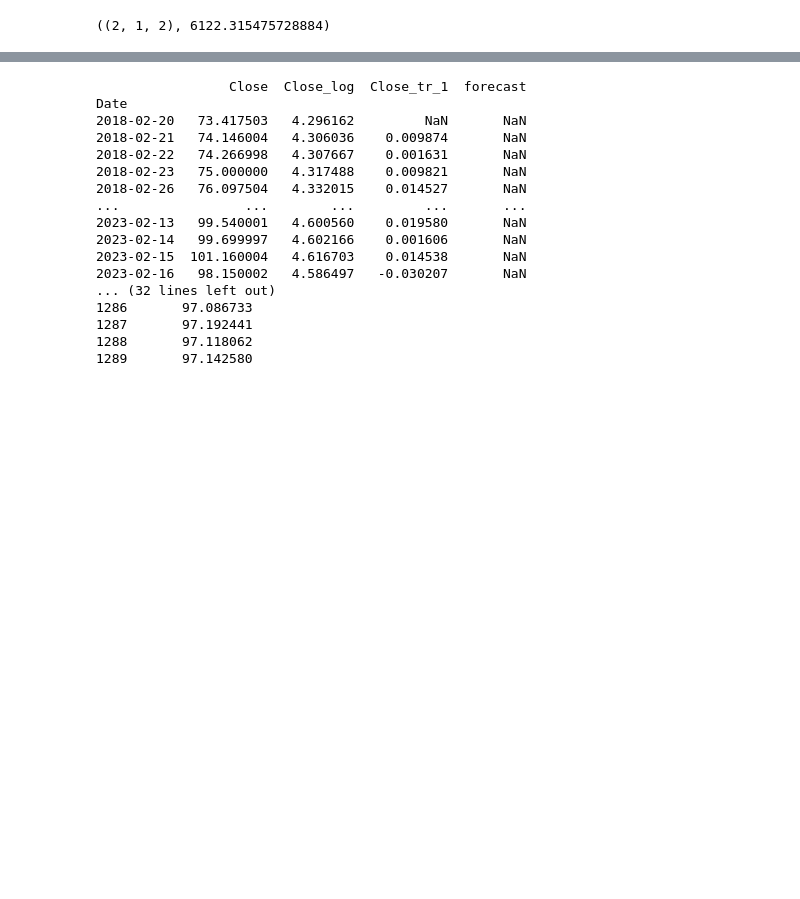
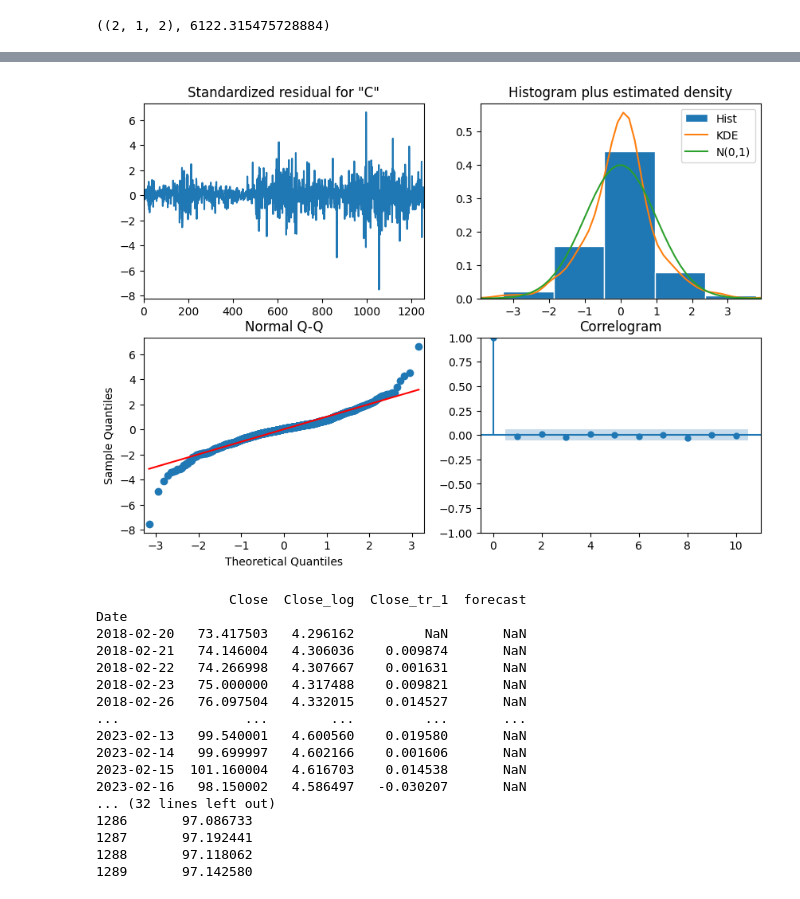
Before and after one commit to Faraz291/time_series, a Jupyter notebook: time_series.amzn.ipynb, the cells around one changed output, grey strips where cells are left out. Cells and saved outputs as stored; diff of their text form; code cells hidden in the pictures; blank space fills up the shorter version.

```diff
--- a/time_series.amzn.ipynb
+++ b/time_series.amzn.ipynb
@@ -271,6 +279,11 @@ Covariance Type:                  opg
 
 Warnings:
 [1] Covariance matrix calculated using the outer product of gradients (complex-step).
+# %%
+best_model_fit1.plot_diagnostics(figsize=(10,7))
+plt.show()
+# %% [output]
+[figure, added]
 # %%
 forecast1 = best_model_fit1.predict(len(amzn), len(amzn)+30)
 amzn['forecast'] = forecast1
```
Also changed, not shown: parts of 11 cells of this notebook, 1 other file.
